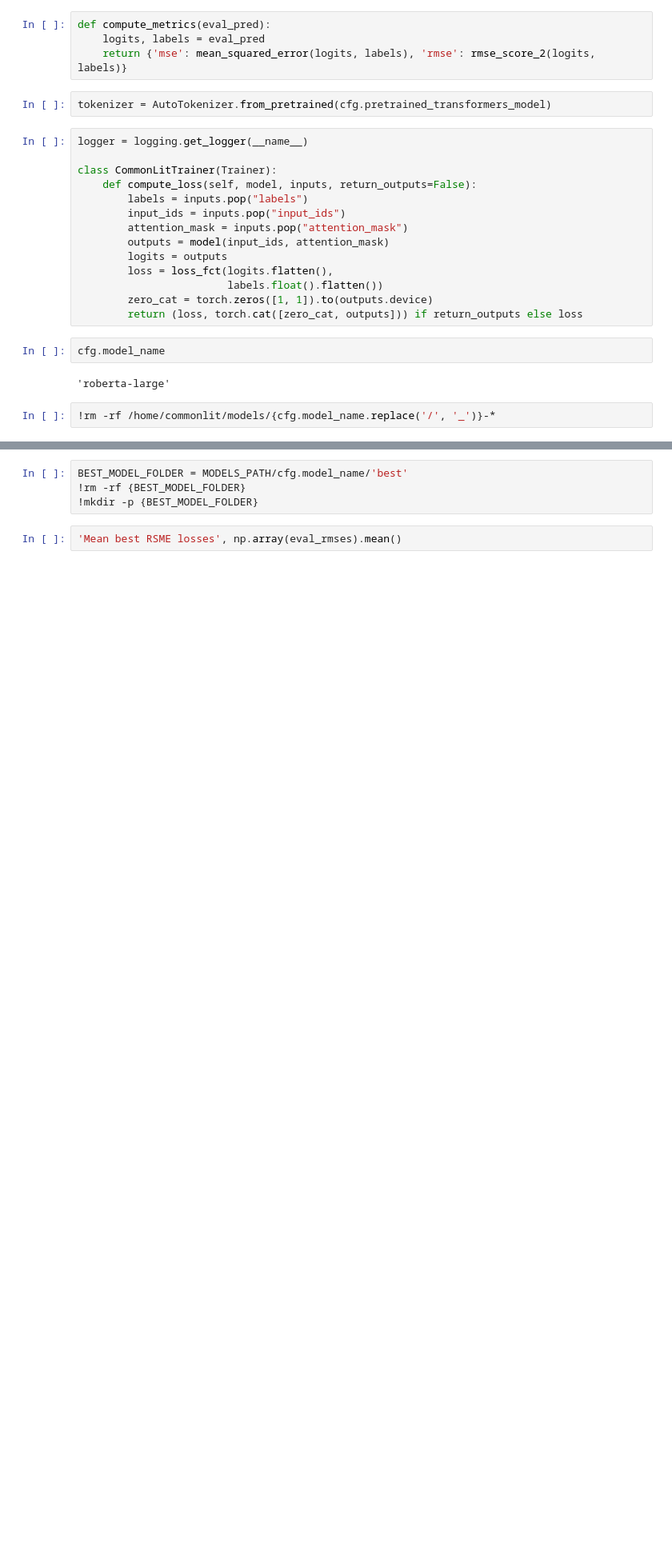
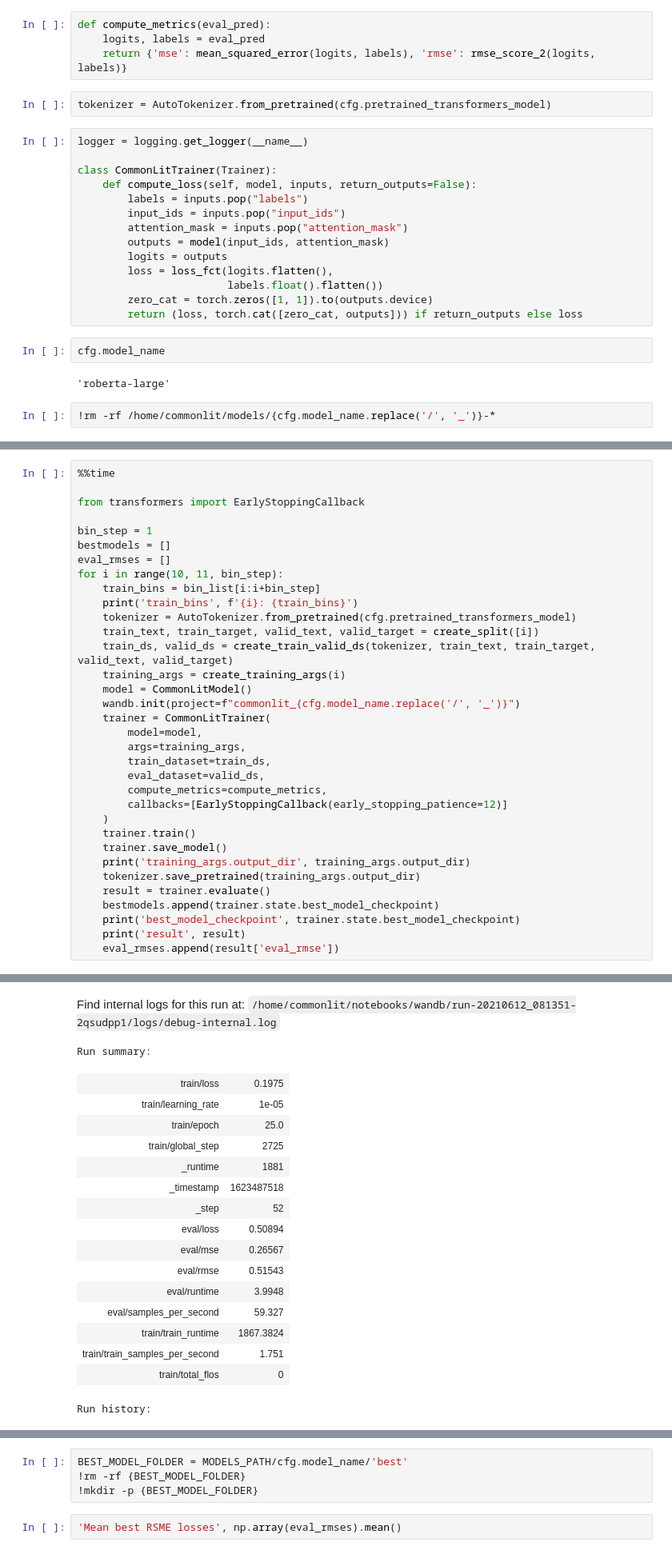
Before and after one commit to gilfernandes/commonlit, a Jupyter notebook: 22_pytorch_transformers_roberta_large.ipynb, the cells around one changed output, grey strips where cells are left out. Shown: that part at 80% size. Saved outputs shown, nothing was run; the diff lists cells and outputs as text; blank space fills up the shorter version.

```diff
--- a/22_pytorch_transformers_roberta_large.ipynb
+++ b/22_pytorch_transformers_roberta_large.ipynb
@@ -514,0 +606,35 @@ Run data is saved locally in /home/commonlit/notebooks/wandb/run-20210611_143305
+# %%
+%%time
+
+from transformers import EarlyStoppingCallback
+
+bin_step = 1
+bestmodels = []
+eval_rmses = []
+for i in range(10, 11, bin_step):
+    train_bins = bin_list[i:i+bin_step]
+    print('train_bins', f'{i}: {train_bins}')
+    tokenizer = AutoTokenizer.from_pretrained(cfg.pretrained_transformers_model)
+    train_text, train_target, valid_text, valid_target = create_split([i])
+    train_ds, valid_ds = create_train_valid_ds(tokenizer, train_text, train_target, valid_text, valid_target)
+    training_args = create_training_args(i)
+    model = CommonLitModel()
+    wandb.init(project=f"commonlit_{cfg.model_name.replace('/', '_')}")
+    trainer = CommonLitTrainer(
+        model=model,
+        args=training_args,
+        train_dataset=train_ds,
+        eval_dataset=valid_ds,
+        compute_metrics=compute_metrics,
+        callbacks=[EarlyStoppingCallback(early_stopping_patience=12)]
+    )
+    trainer.train()
+    trainer.save_model()
+    print('training_args.output_dir', training_args.output_dir)
+    tokenizer.save_pretrained(training_args.output_dir)
+    result = trainer.evaluate()
+    bestmodels.append(trainer.state.best_model_checkpoint)
+    print('best_model_checkpoint', trainer.state.best_model_checkpoint)
+    print('result', result)
+    eval_rmses.append(result['eval_rmse'])
+# %% [output]
@@ -514,0 +651,18 @@ Run data is saved locally in /home/commonlit/notebooks/wandb/run-20210611_143305
+Find internal logs for this run at: /home/commonlit/notebooks/wandb/run-20210612_081351-2qsudpp1/logs/debug-internal.log
+Run summary:
+| train/loss | 0.1975 |
+| train/learning_rate | 1e-05 |
+| train/epoch | 25.0 |
+| train/global_step | 2725 |
+| _runtime | 1881 |
+| _timestamp | 1623487518 |
+| _step | 52 |
+| eval/loss | 0.50894 |
+| eval/mse | 0.26567 |
+| eval/rmse | 0.51543 |
+| eval/runtime | 3.9948 |
+| eval/samples_per_second | 59.327 |
+| train/train_runtime | 1867.3824 |
+| train/train_samples_per_second | 1.751 |
+| train/total_flos | 0 |
+Run history:
```
Also changed, not shown: parts of 23 cells of this notebook, 13 other files.
